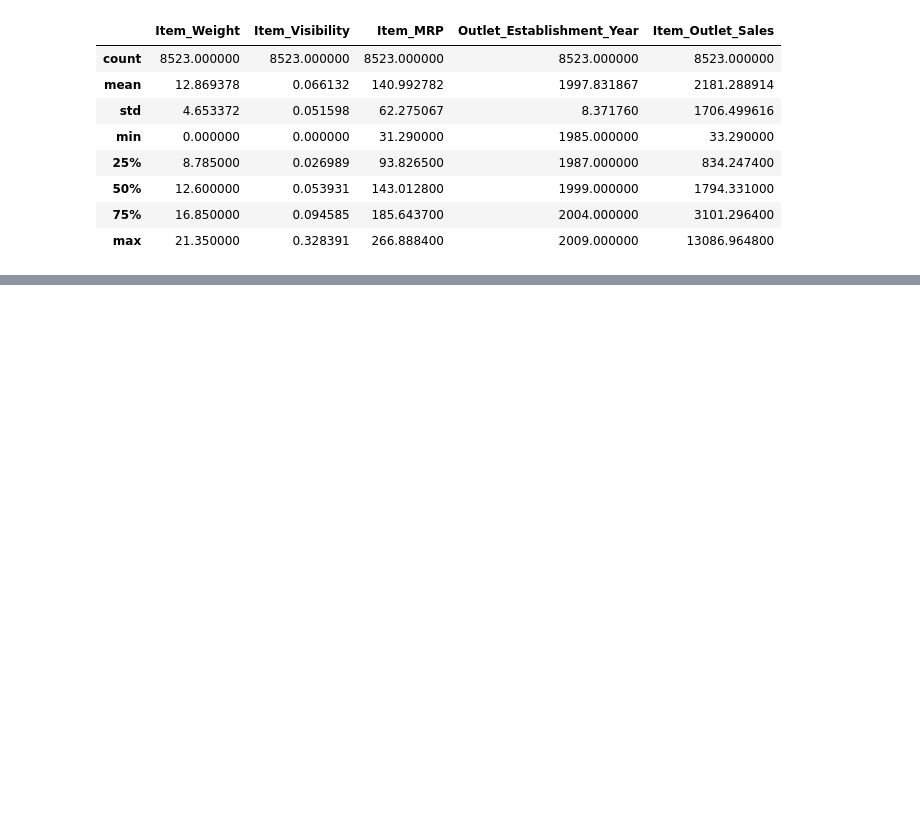
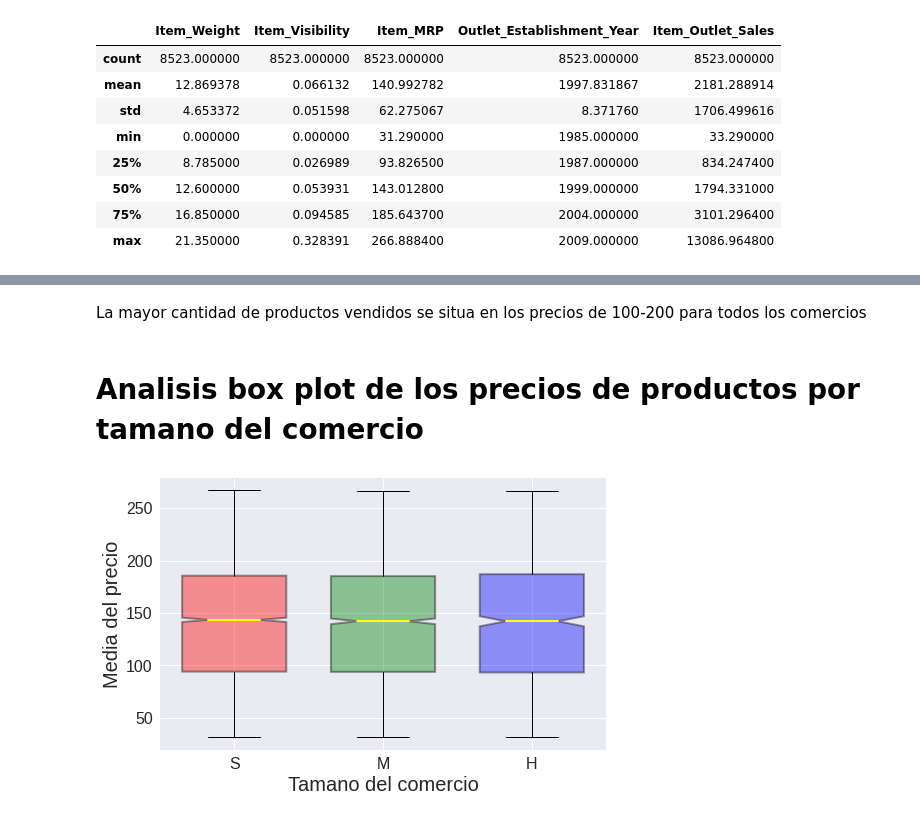
Before and after one commit to jjaquezrd/predicciones-de-ventas-alimenticias, a Jupyter notebook: predicciones_de_ventas_alimenticias.ipynb, the cells around one changed output, grey strips where cells are left out. Saved outputs shown, nothing was run; the diff lists cells and outputs as text; code cells hidden in the pictures; blank space fills up the shorter version.

```diff
--- a/predicciones_de_ventas_alimenticias.ipynb
+++ b/predicciones_de_ventas_alimenticias.ipynb
@@ -320,0 +384,28 @@ df.describe()
+# %% [markdown]
+La mayor cantidad de productos vendidos se situa en los precios de 100-200 para todos los comercios
+# %% [markdown]
+# Analisis box plot de los precios de productos por tamano del comercio
+# %%
+Small_size = df.loc[df['Outlet_Size']=='Small','Item_MRP'].values
+Medium_size = df.loc[df['Outlet_Size']=='Medium','Item_MRP'].values
+High_size = df.loc[df['Outlet_Size']=='High','Item_MRP'].values
+fig, axes = plt.subplots(nrows = 1, ncols = 1, figsize = (8,5));
+boxplots = axes.boxplot([Small_size,Medium_size, High_size],
+           notch = True,
+           labels=['S', 'M', 'H'],
+           widths = .7,
+           patch_artist=True,
+           medianprops = dict(linestyle='-', linewidth=2, color='Yellow'),
+           boxprops = dict(linestyle='--', linewidth=2, color='Black', facecolor = 'blue', alpha = .4)
+          );
+boxplot1 = boxplots['boxes'][0];
+boxplot1.set_facecolor('red');
+boxplot2 = boxplots['boxes'][1]
+boxplot2.set_facecolor('green');
+plt.xlabel('Tamano del comercio', fontsize = 20);
+plt.ylabel('Media del precio', fontsize = 20);
+plt.xticks(fontsize = 16);
+plt.yticks(fontsize = 16);
+plt.show();
+# %% [output]
+[figure, added]
```
Also changed, not shown: parts of 14 cells of this notebook.
